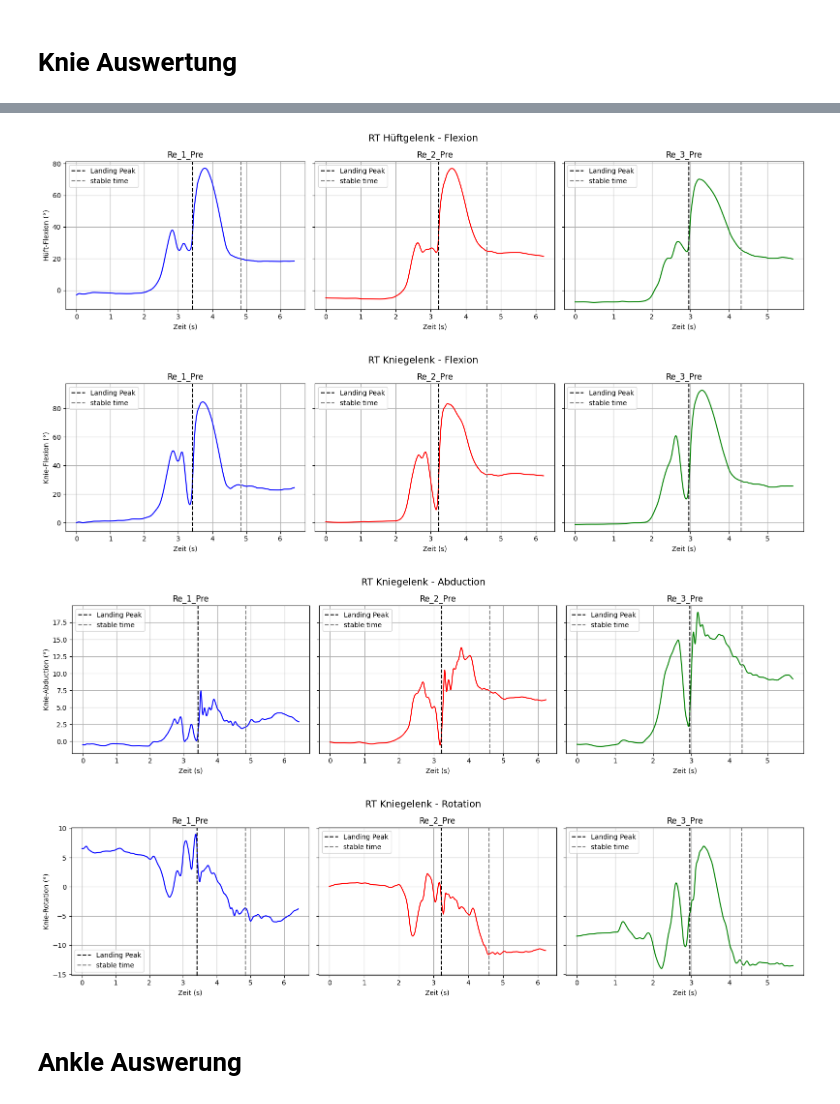
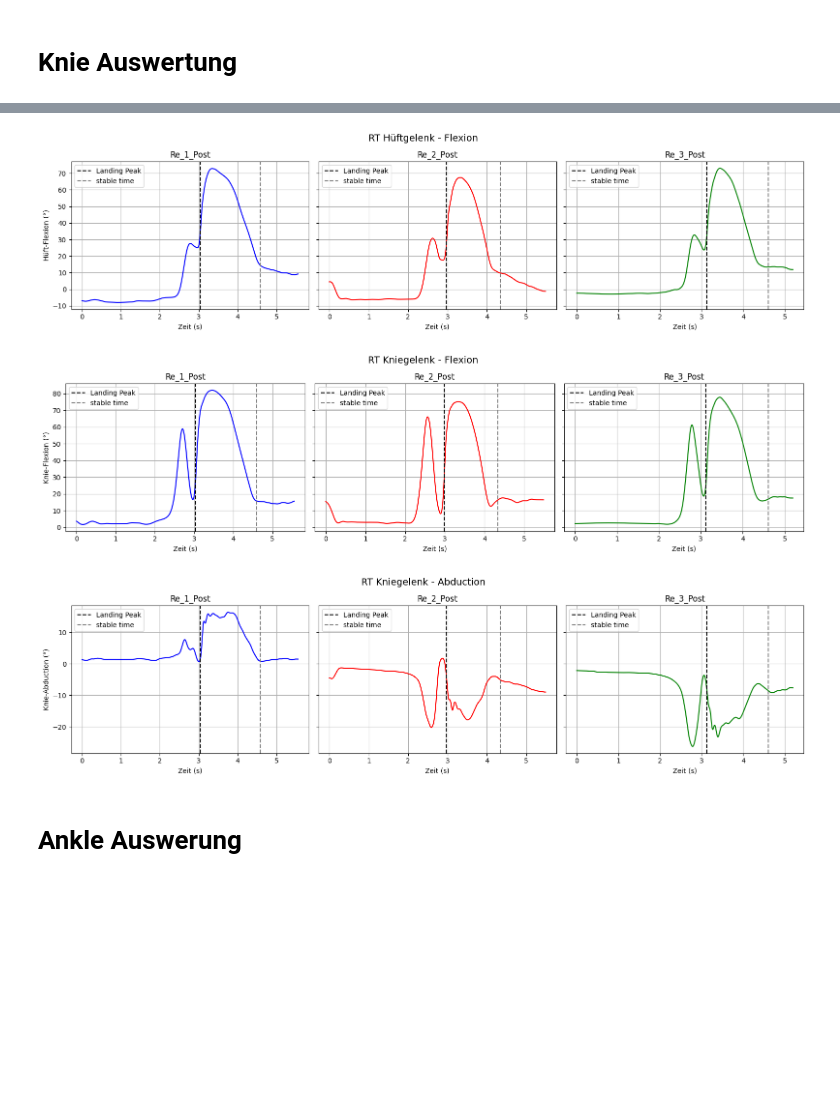
Before and after one commit to TillSchroeter/BewA_Stability, a Jupyter notebook: IMU_Auswertung_C.ipynb, the cells around one changed output, grey strips where cells are left out. Cells and saved outputs as stored; diff of their text form; code cells hidden in the pictures; blank space fills up the shorter version.

```diff
--- a/IMU_Auswertung.ipynb
+++ b/IMU_Auswertung_C.ipynb
@@ -305,12 +338,17 @@ def get_keys_and_direction(seite: str, phase: str):
 
 
 ### Hier eingeben, welche Seite und Phase geplottet werden sollen
-keys_plotting, direktion = get_keys_and_direction("RT", "Pre")
+keys_plotting, direktion = get_keys_and_direction("RT", "Post")
 
 ### Farben für die Plots definieren
-colors = ['blue', 'red', 'green']
-color_peak = 'black'
-color_stable = 'grey'
+def get_colors():
+    colors = ['blue', 'red', 'green']
+    color_peak = 'black'
+    color_stable = 'grey'
+
+    return colors, color_peak , color_stable
+
+colors, color_peak, color_stable = get_colors()
 # %% [markdown]
 # Erste Stabilisationsphase
 (Knie, Hüft, Sprunggelenkswinkel verändern sich nicht mehr viel nach landung)
@@ -382,11 +420,10 @@ for key in keys:
             treshholds = post_treshholds
 
 
-    for joint, th in zip(joints, treshholds):
+    for joint, slope_threshold in zip(joints, treshholds):
         flexion = data[key]["df"][joint]
         time = data[key]["df"]["time"]
         peak_time = data[key]["landing_peak_time"]
-        slope_threshold = th
 
         stable_time = find_stable_time(time, flexion, peak_time, slope_threshold, min_consecutive)
         stable_times.append(stable_time)
@@ -606,7 +624,7 @@ for i, (key, color) in enumerate(zip(keys_plotting, colors)):
 # Abstand optimieren
 plt.tight_layout()
 plt.suptitle(direktion + " Hüftgelenk - Flexion", fontsize=14, y=1.05)
-plt.savefig("Plot_Bilder_IMU/hüftgelenk_flexion.png", dpi=300)
+plt.savefig(folder_pictures + "hüftgelenk_flexion.png", dpi=300)
 plt.show()
 
 
@@ -635,67 +653,39 @@ for i, (key, color) in enumerate(zip(keys_plotting, colors)):
 # Abstand optimieren
 plt.tight_layout()
 plt.suptitle(direktion + " Kniegelenk - Flexion", fontsize=14, y=1.05)
-plt.savefig("Plot_Bilder_IMU/kniegelenk_flexion.png", dpi=300)
+plt.savefig(folder_pictures + "kniegelenk_flexion.png", dpi=300)
 plt.show()
 
 ### Kniegelenk Abduktion
 # Erstelle Subplots (1 Zeile, 3 Spalten)
 fig2, axes2 = plt.subplots(1, 3, figsize=(16, 4), sharey=True)
 
 for i, (key, color) in enumerate(zip(keys_plotting, colors)):
     df = data[key]["df"]
     time = df["time"]
     df_angle = df[direktion + " Knee Abduction (deg)"]
     peak_time = data[key]["landing_peak_time"]
     stable_time = data[key]["stable_time"]
 
     ax = axes2[i]
     ax.plot(time, df_angle, color=color)
     ax.axvline(x=peak_time, color=color_peak, linestyle='--', label='Landing Peak')
     ax.axvline(x=stable_time, color=color_stable, linestyle='--', label='stable time')
     ax.set_title(key)
     ax.set_xlabel("Zeit (s)")
     if i == 0:
         ax.set_ylabel("Knie-Abduction (°)")
     ax.grid(True)
     ax.legend()
 
 # Abstand optimieren
 plt.tight_layout()
 plt.suptitle(direktion + " Kniegelenk - Abduction", fontsize=14, y=1.05)
 plt.show()
-
-### Kniegelenk Rotation
-# Erstelle Subplots (1 Zeile, 3 Spalten)
-fig3, axes3 = plt.subplots(1, 3, figsize=(16, 4), sharey=True)
-
-for i, (key, color) in enumerate(zip(keys_plotting, colors)):
-    df = data[key]["df"]
-    time = df["time"]
-    df_angle = df[direktion + " Knee Rotation Ext (deg)"]
-    peak_time = data[key]["landing_peak_time"]
-    stable_time = data[key]["stable_time"]
-
-    ax = axes3[i]
-    ax.plot(time, df_angle, color=color)
-    ax.axvline(x=peak_time, color=color_peak, linestyle='--', label='Landing Peak')
-    ax.axvline(x=stable_time, color=color_stable, linestyle='--', label='stable time')
-    ax.set_title(key)
-    ax.set_xlabel("Zeit (s)")
-    if i == 0:
-        ax.set_ylabel("Knie-Rotation (°)")
-    ax.grid(True)
-    ax.legend()
-
-# Abstand optimieren
-plt.tight_layout()
-plt.suptitle(direktion + " Kniegelenk - Rotation", fontsize=14, y=1.05)
-plt.show()
 # %% [output]
-[figure, old version]
+[figure, new version]
-[figure, old version]
+[figure, new version]
-[figure, old version]
+[figure, new version]
-[figure, removed]
 # %% [markdown]
 # Ankle Auswerung
 # %%
```
Also changed, not shown: parts of 11 cells of this notebook, 15 other files.
